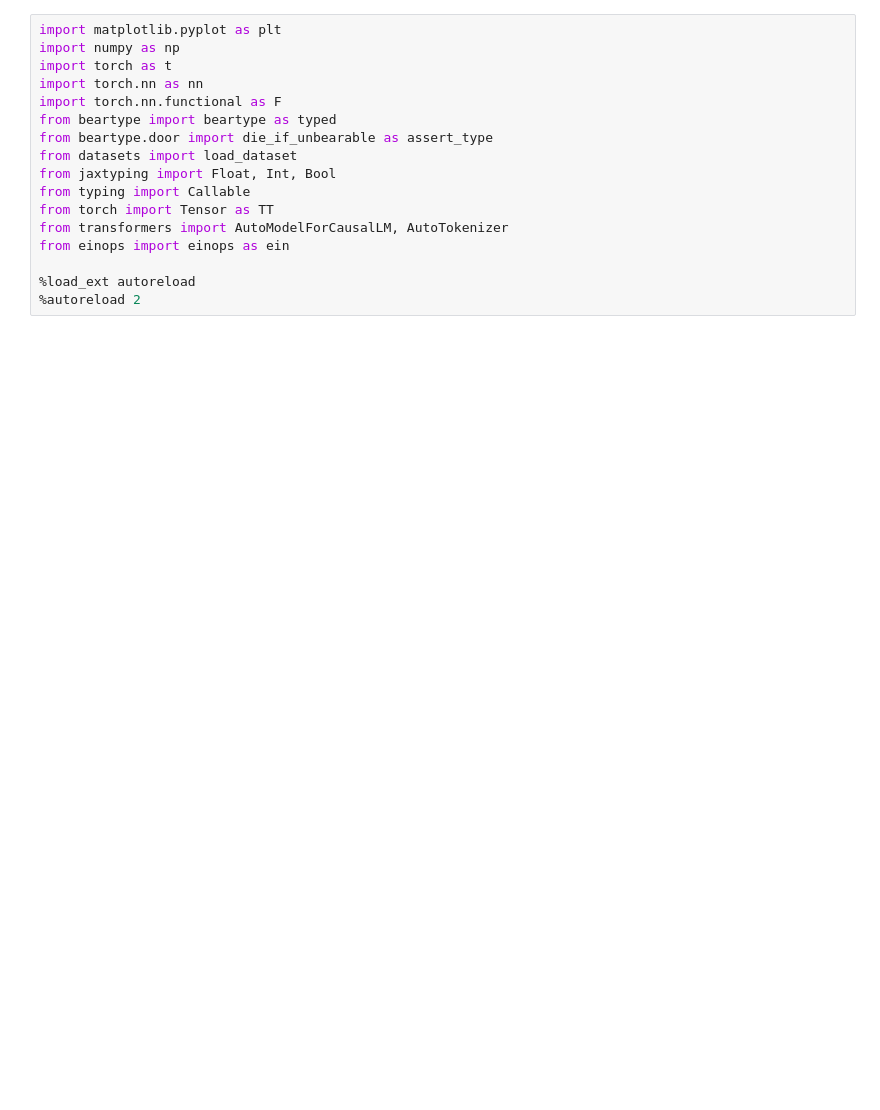
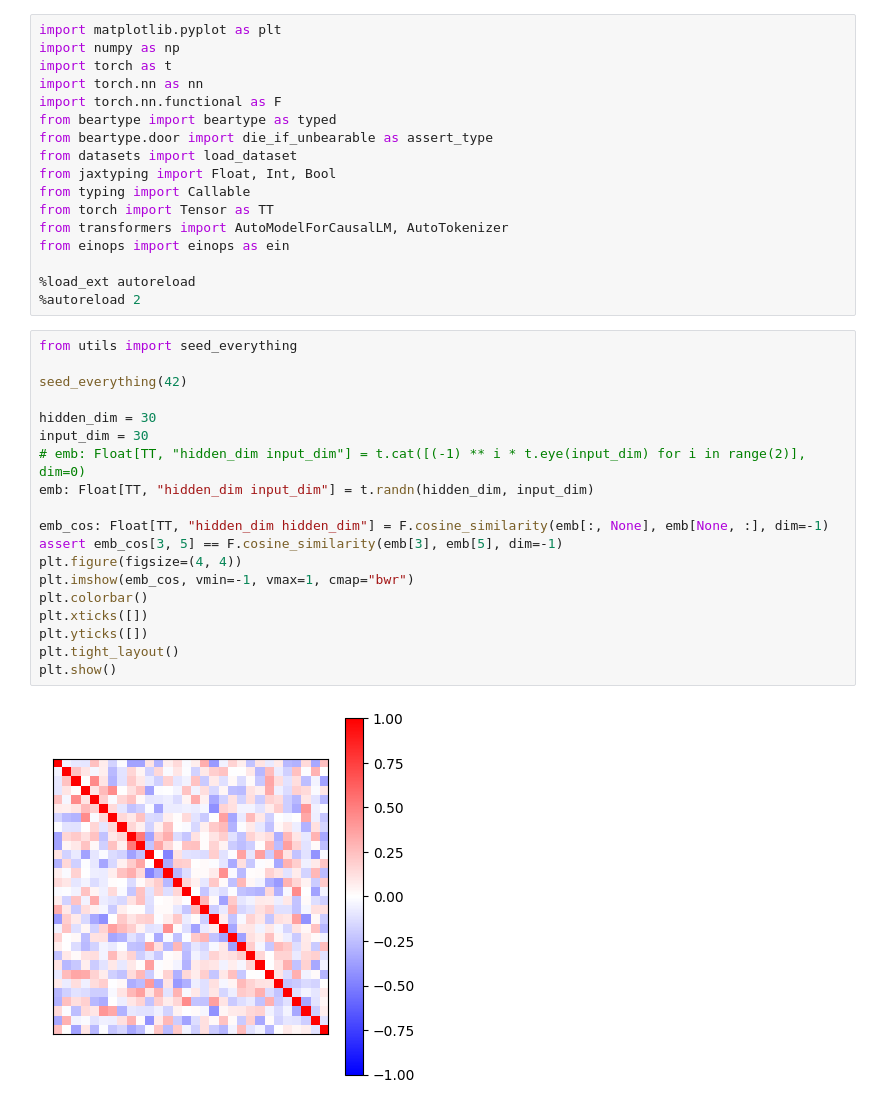
Before and after one commit to msh2481/LanguageTransfer, a Jupyter notebook: dictionary_learning.ipynb, the cells around one changed output. Saved outputs shown, nothing was run; the diff lists cells and outputs as text; blank space fills up the shorter version.

```diff
--- a/dictionary_learning.ipynb
+++ b/dictionary_learning.ipynb
@@ -15,4 +15,25 @@ from einops import einops as ein
 
 %load_ext autoreload
 %autoreload 2
+# %%
+from utils import seed_everything
+
+seed_everything(42)
+
+hidden_dim = 30
+input_dim = 30
+# emb: Float[TT, "hidden_dim input_dim"] = t.cat([(-1) ** i * t.eye(input_dim) for i in range(2)], dim=0)
+emb: Float[TT, "hidden_dim input_dim"] = t.randn(hidden_dim, input_dim)
+
+emb_cos: Float[TT, "hidden_dim hidden_dim"] = F.cosine_similarity(emb[:, None], emb[None, :], dim=-1)
+assert emb_cos[3, 5] == F.cosine_similarity(emb[3], emb[5], dim=-1)
+plt.figure(figsize=(4, 4))
+plt.imshow(emb_cos, vmin=-1, vmax=1, cmap="bwr")
+plt.colorbar()
+plt.xticks([])
+plt.yticks([])
+plt.tight_layout()
+plt.show()
+# %% [output]
+[figure, added]
 # %%
```
Also changed, not shown: parts of 3 cells of this notebook, 1 other file.
